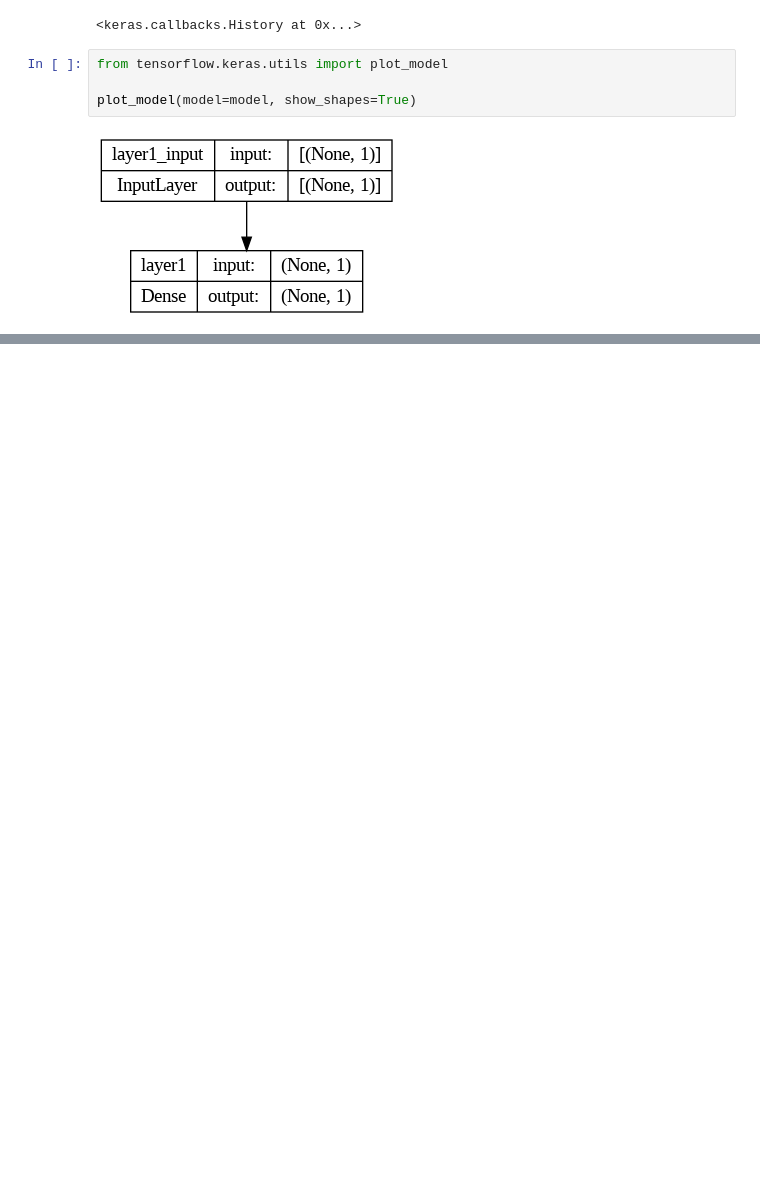
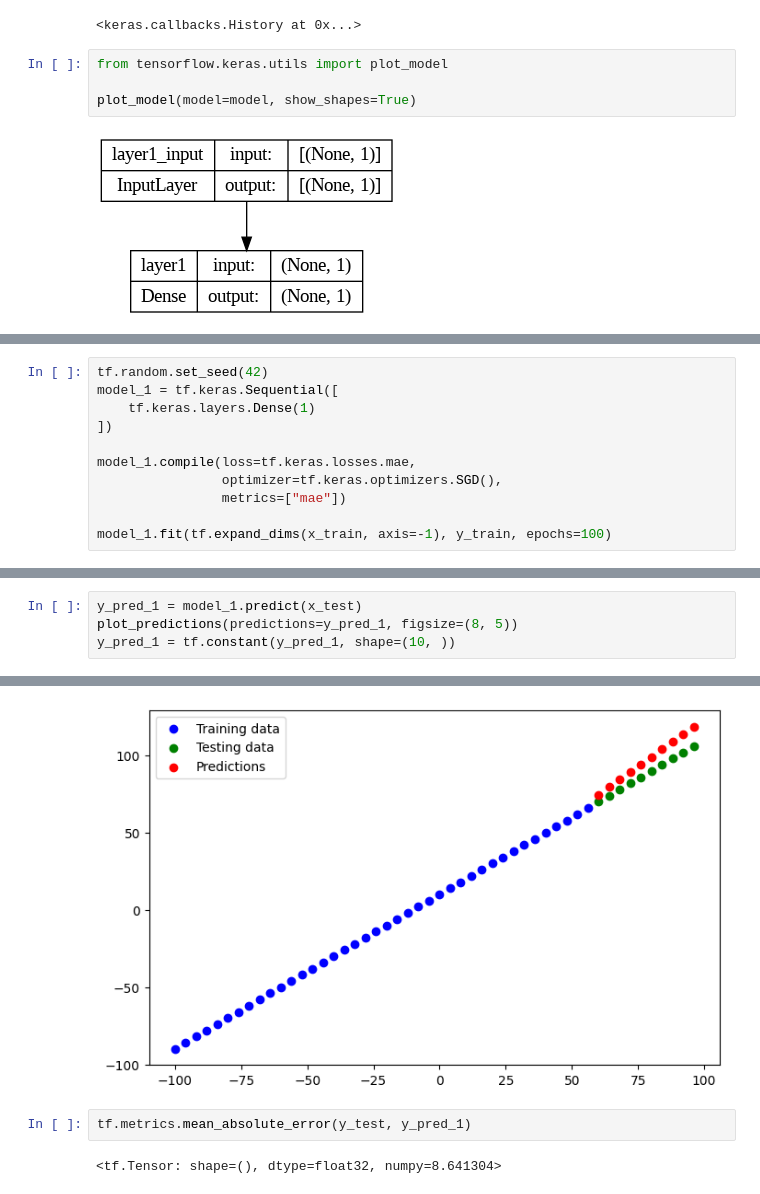
Before and after one commit to Franulo/Deep-Learning-Journey, a Jupyter notebook: 01.ipynb, the cells around one changed output, grey strips where cells are left out. Cells and saved outputs as stored; diff of their text form; blank space fills up the shorter version.

```diff
--- a/01.ipynb
+++ b/01.ipynb
@@ -282,0 +383,11 @@ plot_model(model=model, show_shapes=True)
+# %%
+tf.random.set_seed(42)
+model_1 = tf.keras.Sequential([
+    tf.keras.layers.Dense(1)
+])
+
+model_1.compile(loss=tf.keras.losses.mae,
+                optimizer=tf.keras.optimizers.SGD(),
+                metrics=["mae"])
+
+model_1.fit(tf.expand_dims(x_train, axis=-1), y_train, epochs=100)
@@ -282,0 +413,5 @@ plot_model(model=model, show_shapes=True)
+# %%
+y_pred_1 = model_1.predict(x_test)
+plot_predictions(predictions=y_pred_1, figsize=(8, 5))
+y_pred_1 = tf.constant(y_pred_1, shape=(10, ))
+# %% [output]
@@ -282,0 +420,5 @@ plot_model(model=model, show_shapes=True)
+[figure, added]
+# %%
+tf.metrics.mean_absolute_error(y_test, y_pred_1)
+# %% [output]
+<tf.Tensor: shape=(), dtype=float32, numpy=8.641304>
```
Also changed, not shown: parts of 64 cells of this notebook.
